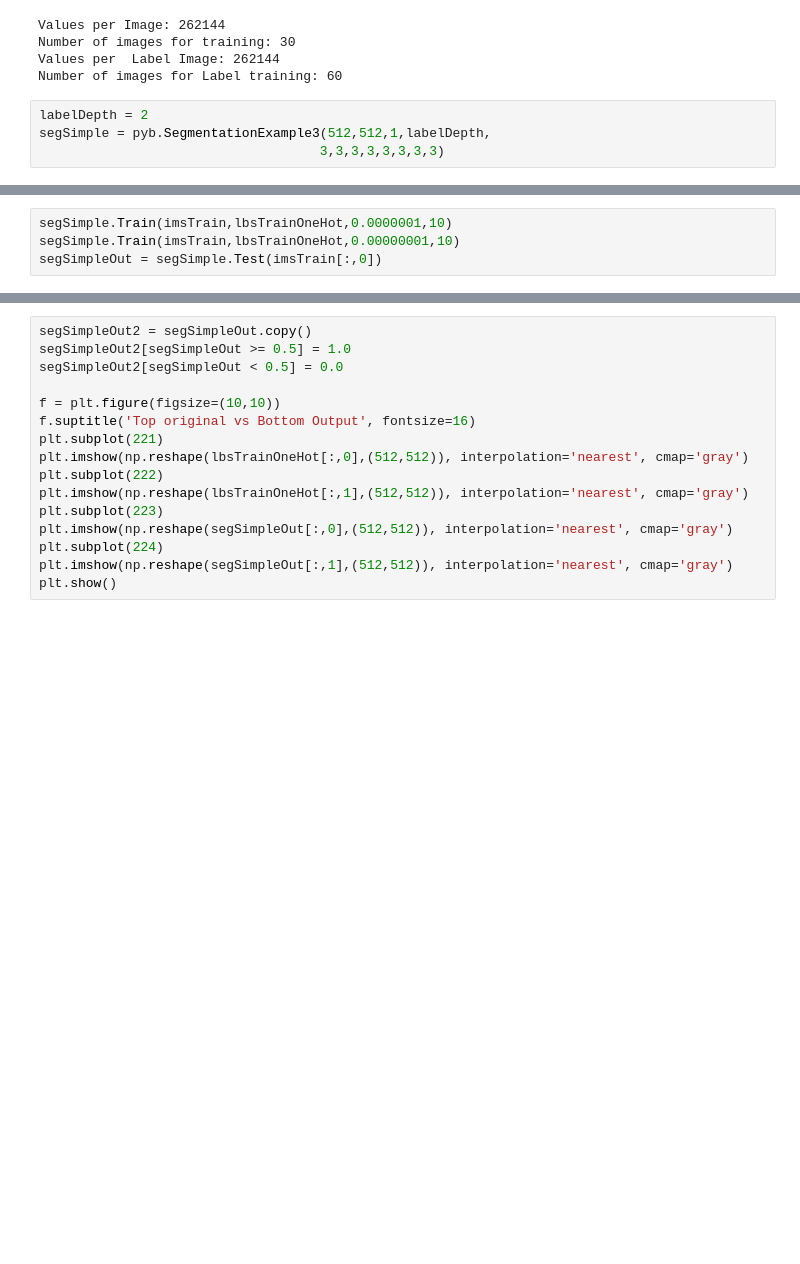
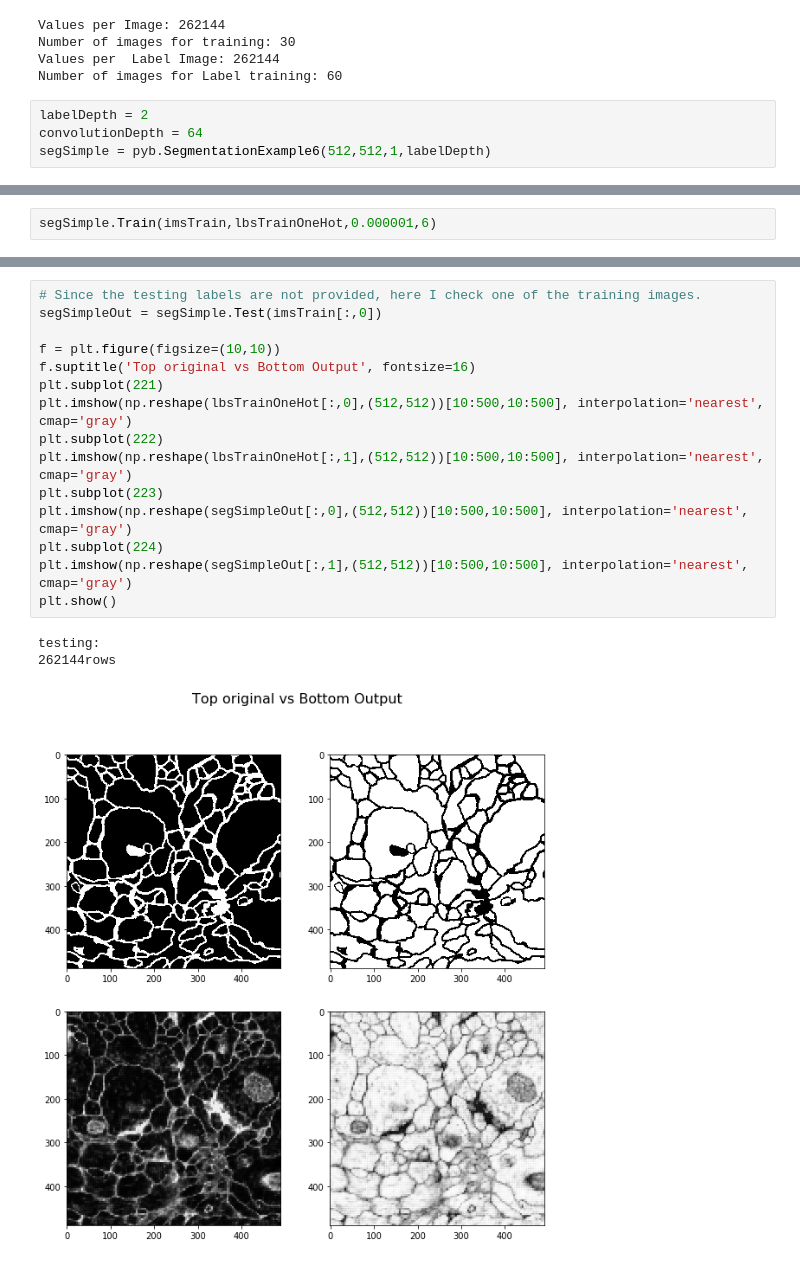
Before and after one commit to fontcala/libdl, a Jupyter notebook: python/Segmentation_EMStack_AEArchitecture.ipynb, the cells around one changed output, grey strips where cells are left out. Saved outputs shown, nothing was run; the diff lists cells and outputs as text; blank space fills up the shorter version.

Commit message:
many changes basic examples

```diff
--- a/python/Segmentation_EMStack_AEArchitecture.ipynb
+++ b/python/Segmentation_EMStack_AEArchitecture.ipynb
@@ -65,6 +62,6 @@ Values per  Label Image: 262144
 Number of images for Label training: 60
 # %%
 labelDepth = 2
-segSimple = pyb.SegmentationExample3(512,512,1,labelDepth,
-                                    3,3,3,3,3,3,3,3)
+convolutionDepth = 64
+segSimple = pyb.SegmentationExample6(512,512,1,labelDepth)
 # %% [output]
@@ -87,4 +73,0 @@ Tran In Depth: 2 In Height: 510 In Width: 510 Out Depth: 2 Out Height: 512 Out W
-# %%
-segSimple.Train(imsTrain,lbsTrainOneHot,0.0000001,10)
-segSimple.Train(imsTrain,lbsTrainOneHot,0.00000001,10)
-segSimpleOut = segSimple.Test(imsTrain[:,0])
@@ -108,0 +74,2 @@ Loss of a given sample at epoch: 1
+# %%
+segSimple.Train(imsTrain,lbsTrainOneHot,0.000001,6)
@@ -109,16 +89,19 @@ Loss of a given sample at epoch: 1
 # %%
-segSimpleOut2 = segSimpleOut.copy()
-segSimpleOut2[segSimpleOut >= 0.5] = 1.0
-segSimpleOut2[segSimpleOut < 0.5] = 0.0
+# Since the testing labels are not provided, here I check one of the training images.
+segSimpleOut = segSimple.Test(imsTrain[:,0])
 
 f = plt.figure(figsize=(10,10))
 f.suptitle('Top original vs Bottom Output', fontsize=16)
 plt.subplot(221)
-plt.imshow(np.reshape(lbsTrainOneHot[:,0],(512,512)), interpolation='nearest', cmap='gray')
+plt.imshow(np.reshape(lbsTrainOneHot[:,0],(512,512))[10:500,10:500], interpolation='nearest', cmap='gray')
 plt.subplot(222)
-plt.imshow(np.reshape(lbsTrainOneHot[:,1],(512,512)), interpolation='nearest', cmap='gray')
+plt.imshow(np.reshape(lbsTrainOneHot[:,1],(512,512))[10:500,10:500], interpolation='nearest', cmap='gray')
 plt.subplot(223)
-plt.imshow(np.reshape(segSimpleOut[:,0],(512,512)), interpolation='nearest', cmap='gray')
+plt.imshow(np.reshape(segSimpleOut[:,0],(512,512))[10:500,10:500], interpolation='nearest', cmap='gray')
 plt.subplot(224)
-plt.imshow(np.reshape(segSimpleOut[:,1],(512,512)), interpolation='nearest', cmap='gray')
+plt.imshow(np.reshape(segSimpleOut[:,1],(512,512))[10:500,10:500], interpolation='nearest', cmap='gray')
 plt.show()
+# %% [output]
+testing:
+262144rows
+[figure, added]
```
Also changed, not shown: parts of 6 cells of this notebook, 22 other files.
